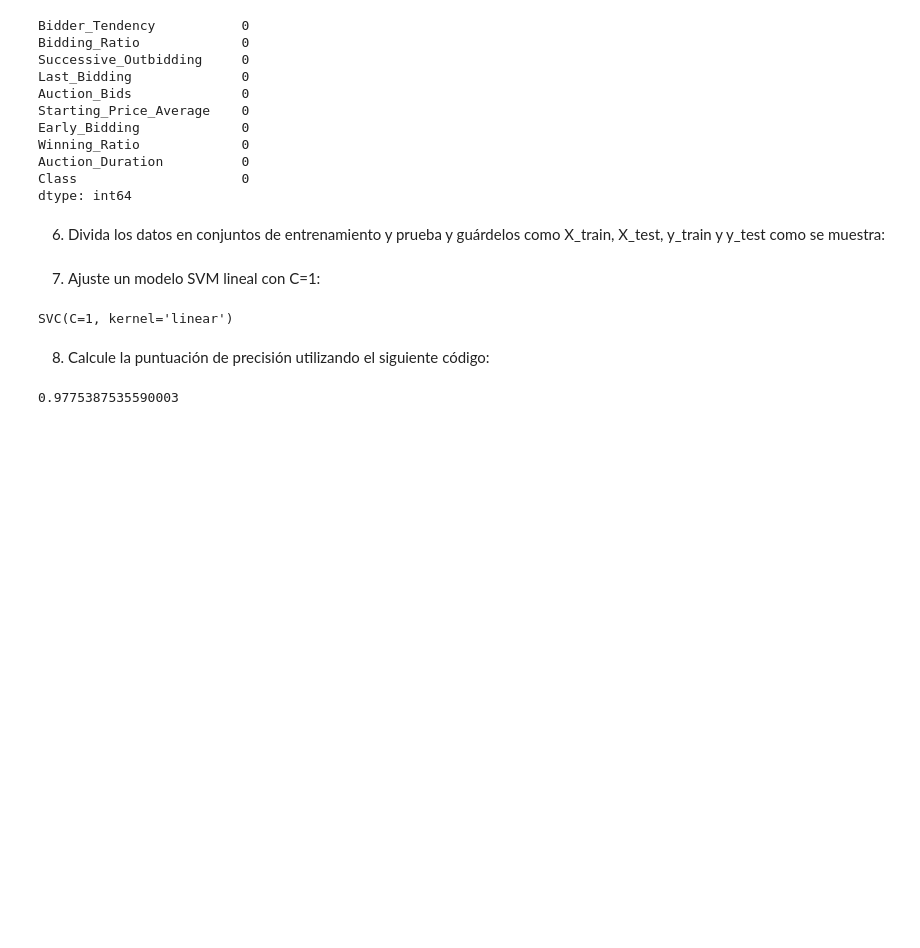
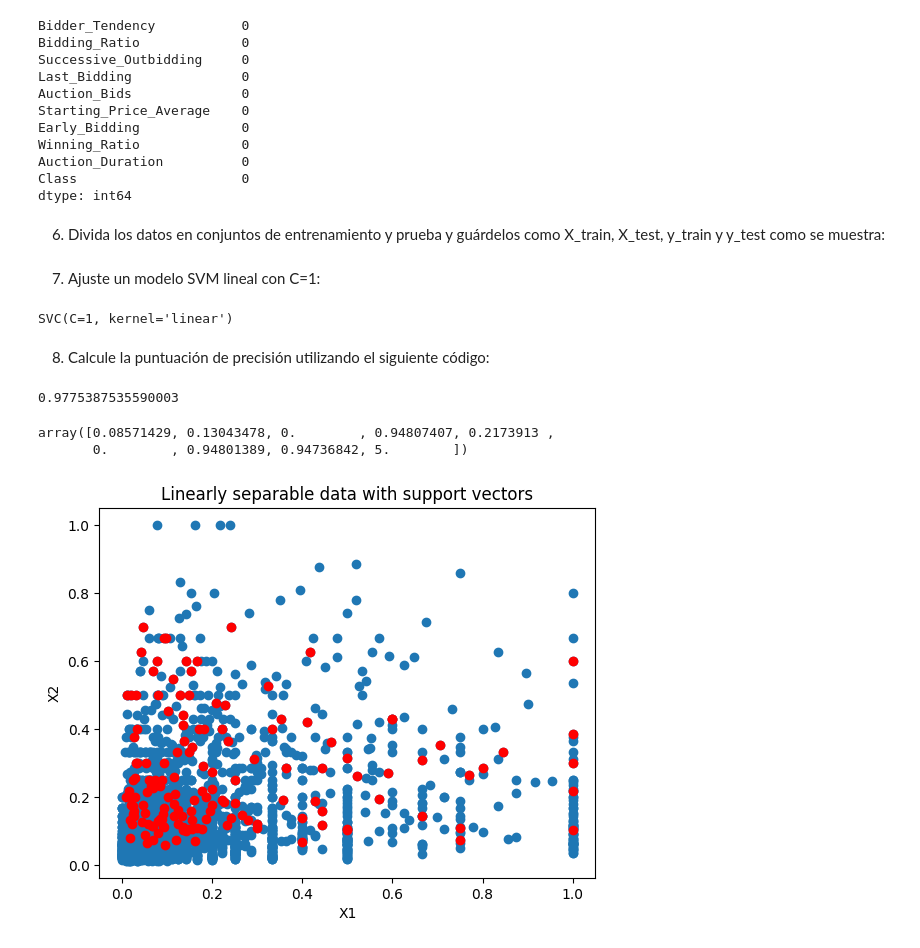
Before and after one commit to limspiga/customer-analytics, a Jupyter notebook: week-6a/customer_analytics_week_6a.ipynb, the cells around one changed output. Cells and saved outputs as stored; diff of their text form; code cells hidden in the pictures; blank space fills up the shorter version.

```diff
--- a/week-6a/customer_analytics_week_6a.ipynb
+++ b/week-6a/customer_analytics_week_6a.ipynb
@@ -365,3 +369,30 @@ SVC(C=1, kernel='linear')
  # Esto implica que puede predecir con precisión el 97,75 % de los datos de prueba.
 # %% [output]
 0.9775387535590003
+# %%
+# clf_svm.predict(X_test)[:10]
+X_test[0]
+# %% [output]
+array([0.08571429, 0.13043478, 0.        , 0.94807407, 0.2173913 ,
+       0.        , 0.94801389, 0.94736842, 5.        ])
+# %%
+import sys, os
+import matplotlib.pyplot as plt
+from sklearn import svm
+from sklearn.model_selection import train_test_split, GridSearchCV
+from mlxtend.plotting import plot_decision_regions
+# Plot decision function on training and test data
+# Split data to train and test on 80-20 ratio
+
+# Get support vectors themselves
+support_vectors = clf_svm.support_vectors_
+
+# # Visualize support vectors
+plt.scatter(X_train[:,0], X_train[:,1])
+plt.scatter(support_vectors[:,0], support_vectors[:,1], color='red')
+plt.title('Linearly separable data with support vectors')
+plt.xlabel('X1')
+plt.ylabel('X2')
+plt.show()
+# %% [output]
+[figure, added]
```
Also changed, not shown: parts of 14 cells of this notebook.
